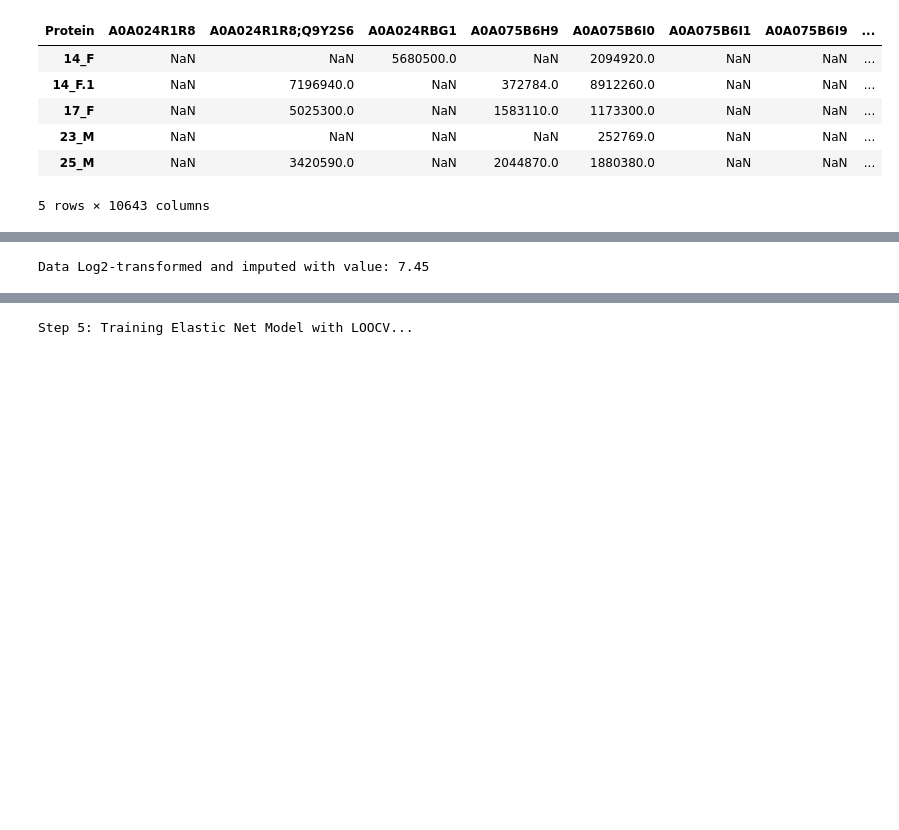
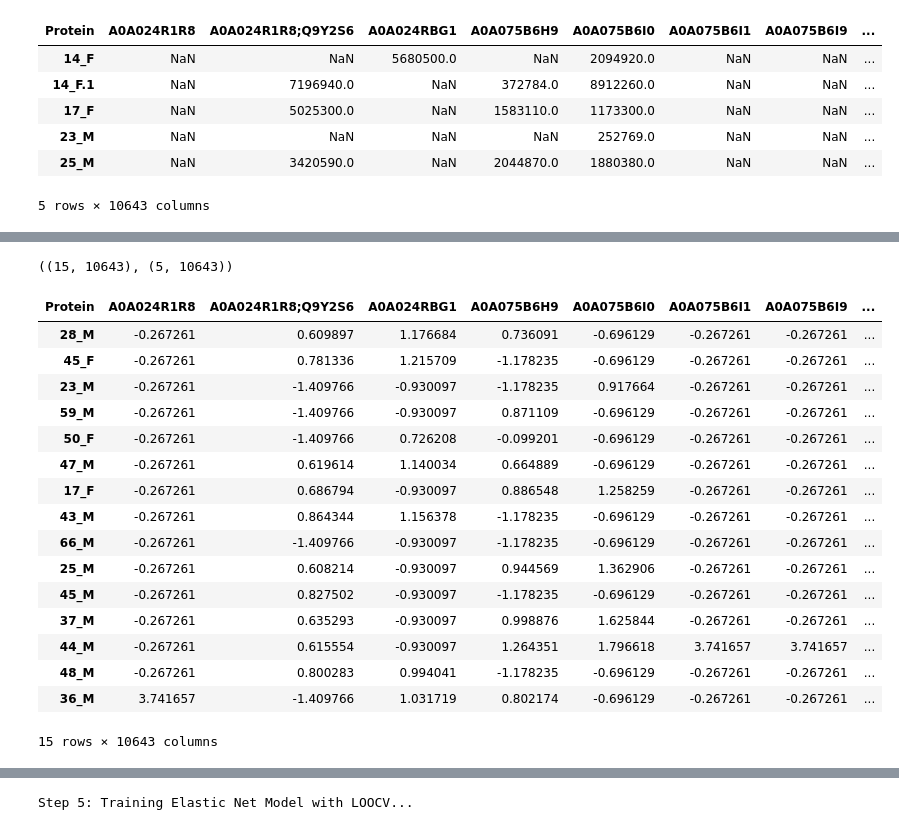
Before and after one commit to AnshulGupta-14/Organ-Age-Predictor, a Jupyter notebook: Preproccessing.ipynb, the cells around one changed output, grey strips where cells are left out. Saved outputs shown, nothing was run; the diff lists cells and outputs as text; code cells hidden in the pictures; blank space fills up the shorter version.

```diff
--- a/Preproccessing.ipynb
+++ b/Preproccessing.ipynb
@@ -35,21 +60,30 @@ df_liver_T.head()
+# %%
+X_train.shape, X_test.shape
+# %% [output]
+((15, 10643), (5, 10643))
 # %%
-df_liver_log = np.log2(df_liver_T + 1)
-
-min_val = df_liver_log[~df_liver_log.isna()].min().min()
-
-imputation_val = min_val - 2
-
-df_liver_imputed = df_liver_log.fillna(imputation_val)
-
-print(f"Data Log2-transformed and imputed with value: {imputation_val:.2f}")
-
 scaler = StandardScaler()
-df_liver_scaled = pd.DataFrame(
-    scaler.fit_transform(df_liver_imputed),
-    columns=df_liver_imputed.columns,
-    index=df_liver_imputed.index
-)
+X_train_scaled = pd.DataFrame(scaler.fit_transform(X_train), index=X_train.index, columns=X_train.columns)
+X_test_scaled = pd.DataFrame(scaler.transform(X_test), index=X_test.index, columns=X_test.columns)
-# %% [output]
-Data Log2-transformed and imputed with value: 7.45
+# %%
+X_train_scaled
+# %% [output]
+| Protein | A0A024R1R8 | A0A024R1R8;Q9Y2S6 | A0A024RBG1 | A0A075B6H9 | A0A075B6I0 | A0A075B6I1 | A0A075B6I9 | ... |
+| 28_M | -0.267261 | 0.609897 | 1.176684 | 0.736091 | -0.696129 | -0.267261 | -0.267261 | ... |
+| 45_F | -0.267261 | 0.781336 | 1.215709 | -1.178235 | -0.696129 | -0.267261 | -0.267261 | ... |
+| 23_M | -0.267261 | -1.409766 | -0.930097 | -1.178235 | 0.917664 | -0.267261 | -0.267261 | ... |
+| 59_M | -0.267261 | -1.409766 | -0.930097 | 0.871109 | -0.696129 | -0.267261 | -0.267261 | ... |
+| 50_F | -0.267261 | -1.409766 | 0.726208 | -0.099201 | -0.696129 | -0.267261 | -0.267261 | ... |
+| 47_M | -0.267261 | 0.619614 | 1.140034 | 0.664889 | -0.696129 | -0.267261 | -0.267261 | ... |
+| 17_F | -0.267261 | 0.686794 | -0.930097 | 0.886548 | 1.258259 | -0.267261 | -0.267261 | ... |
+| 43_M | -0.267261 | 0.864344 | 1.156378 | -1.178235 | -0.696129 | -0.267261 | -0.267261 | ... |
+| 66_M | -0.267261 | -1.409766 | -0.930097 | -1.178235 | -0.696129 | -0.267261 | -0.267261 | ... |
+| 25_M | -0.267261 | 0.608214 | -0.930097 | 0.944569 | 1.362906 | -0.267261 | -0.267261 | ... |
+| 45_M | -0.267261 | 0.827502 | -0.930097 | -1.178235 | -0.696129 | -0.267261 | -0.267261 | ... |
+| 37_M | -0.267261 | 0.635293 | -0.930097 | 0.998876 | 1.625844 | -0.267261 | -0.267261 | ... |
+| 44_M | -0.267261 | 0.615554 | -0.930097 | 1.264351 | 1.796618 | 3.741657 | 3.741657 | ... |
+| 48_M | -0.267261 | 0.800283 | 0.994041 | -1.178235 | -0.696129 | -0.267261 | -0.267261 | ... |
+| 36_M | 3.741657 | -1.409766 | 1.031719 | 0.802174 | -0.696129 | -0.267261 | -0.267261 | ... |
+15 rows × 10643 columns
 # %%
 corr_results = []
```
Also changed, not shown: parts of 12 cells of this notebook, 4 other files.
